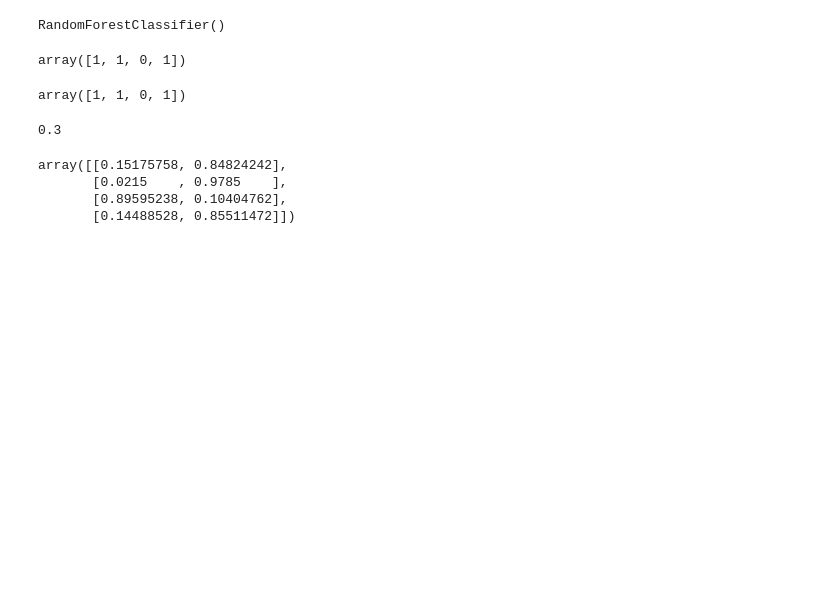
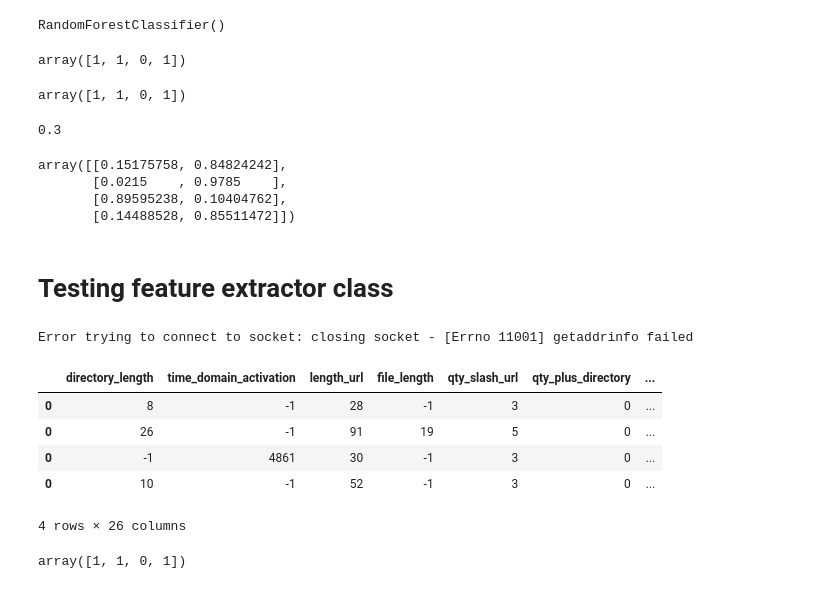
Before and after one commit to Rachinder3/Phishing-Domain-Detection-using-Machine-Learning, a Jupyter notebook: notebooks/12. Feature_Extraction_from_Raw_Domains.ipynb, the cells around one changed output. Drawn from its saved outputs; the diff is of its cells as text; code cells hidden in the pictures; blank space fills up the shorter version.

```diff
--- a/notebooks/12. Feature_Extraction_from_Raw_Domains.ipynb
+++ b/notebooks/12. Feature_Extraction_from_Raw_Domains.ipynb
@@ -597,3 +597,5 @@ array([[0.15175758, 0.84824242],
        [0.0215    , 0.9785    ],
        [0.89595238, 0.10404762],
        [0.14488528, 0.85511472]])
+# %% [markdown]
+# Testing feature extractor class
@@ -599,0 +604,21 @@ array([[0.15175758, 0.84824242],
+# %%
+fe = FeatureExtractor()
+# %%
+urls = [https_url,"https://bloqueioltau.site/Sublime_Sublime_1084356737/Risos_Mae_560734658/#&token=1810416138","https://www.geeksforgeeks.com/","https://ip-72-182-82-263.ip.gw-designs.de/index2.php"]
+# %%
+temp = fe.generate_dataframe_from_urls(urls)
+# %% [output]
+Error trying to connect to socket: closing socket - [Errno 11001] getaddrinfo failed
+# %%
+temp
+# %% [output]
+|  | directory_length | time_domain_activation | length_url | file_length | qty_slash_url | qty_plus_directory | ... |
+| 0 | 8 | -1 | 28 | -1 | 3 | 0 | ... |
+| 0 | 26 | -1 | 91 | 19 | 5 | 0 | ... |
+| 0 | -1 | 4861 | 30 | -1 | 3 | 0 | ... |
+| 0 | 10 | -1 | 52 | -1 | 3 | 0 | ... |
+4 rows × 26 columns
+# %%
+model.predict(temp)
+# %% [output]
+array([1, 1, 0, 1])
```
Also changed, not shown: parts of 1 cell of this notebook, 1 other file.
